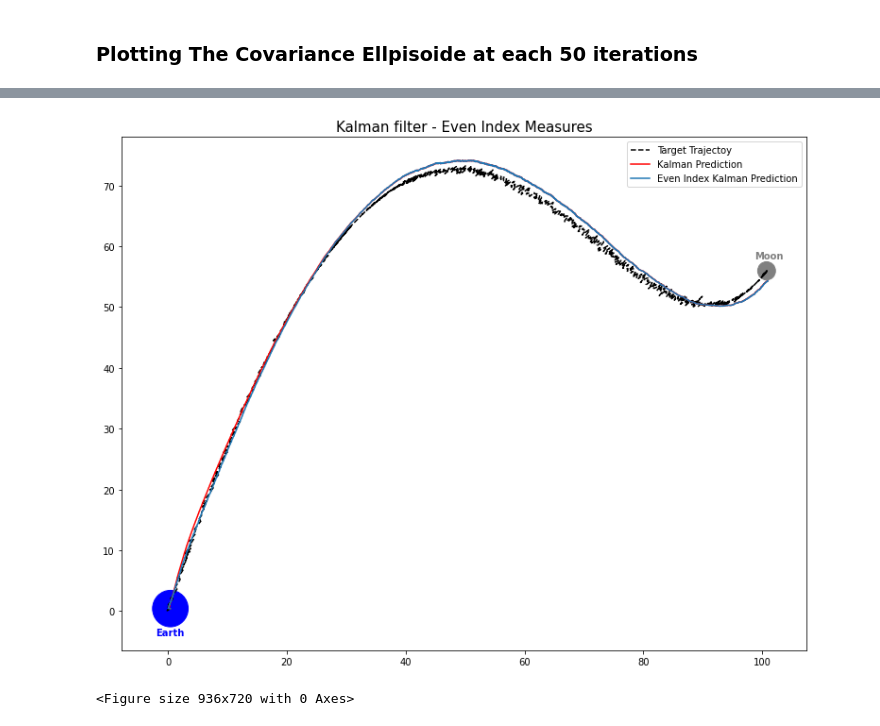
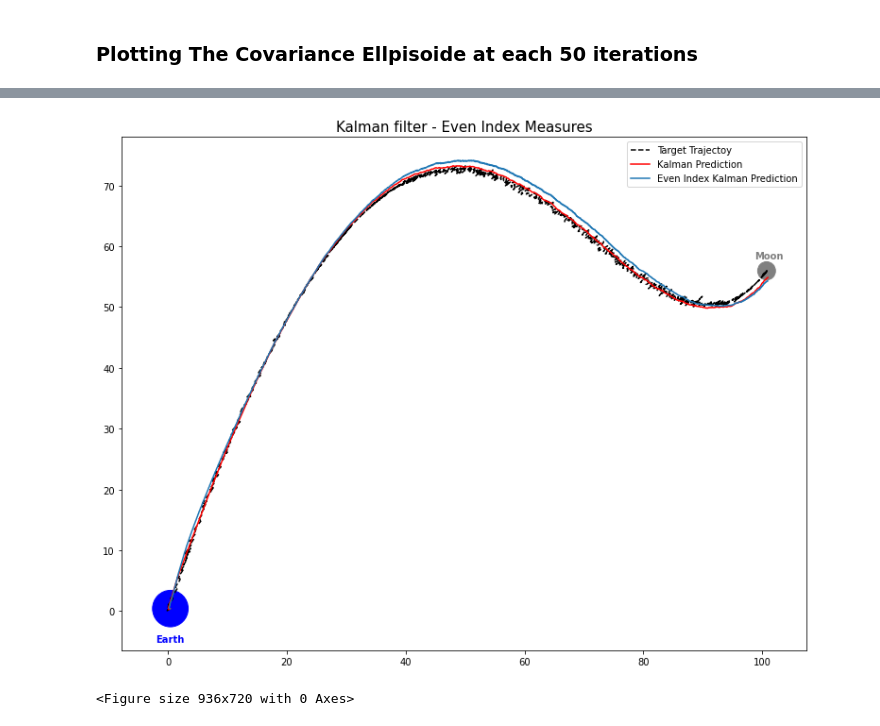
Before and after one commit to simonecampisi97/SpaceShip_FilterPy_Kalman, a Jupyter notebook: FilterPy_SpaceShip/Spaceship_Filterpy.ipynb, the cells around one changed output, grey strips where cells are left out. Cells and saved outputs as stored; diff of their text form; code cells hidden in the pictures.

```diff
--- a/FilterPy_SpaceShip/Spaceship_Filterpy.ipynb
+++ b/FilterPy_SpaceShip/Spaceship_Filterpy.ipynb
@@ -153,12 +153,12 @@ preds_2, cov_2 = run_even_index_update(tracker_2, zs)
 # %%
 fig = plt.figure(figsize=(13,10))
 ax = fig.add_subplot(1,1,1)
 
-plot_prediction(preds_2,measurements,ax)
-ax.plot(preds[:,0], preds_2[:,1], label = "Even Index Kalman Prediction")
+plot_prediction(preds,measurements,ax)
+ax.plot(preds_2[:,0], preds_2[:,1], label = "Even Index Kalman Prediction")
 ax.legend()
 ax.set_title("Kalman filter - Even Index Measures", fontsize=15)
 fig.savefig(os.path.join("Plots","Even_Index_Update.png"))
 # %% [output]
-[figure, old version]
+[figure, new version]
 <Figure size 936x720 with 0 Axes>
```
Also changed, not shown: parts of 10 cells of this notebook, 9 other files.
